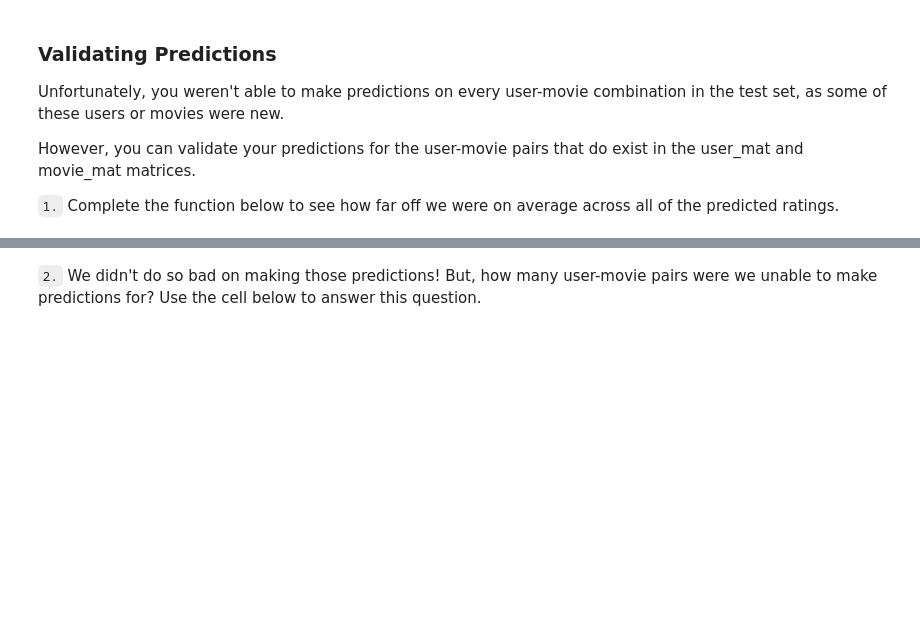
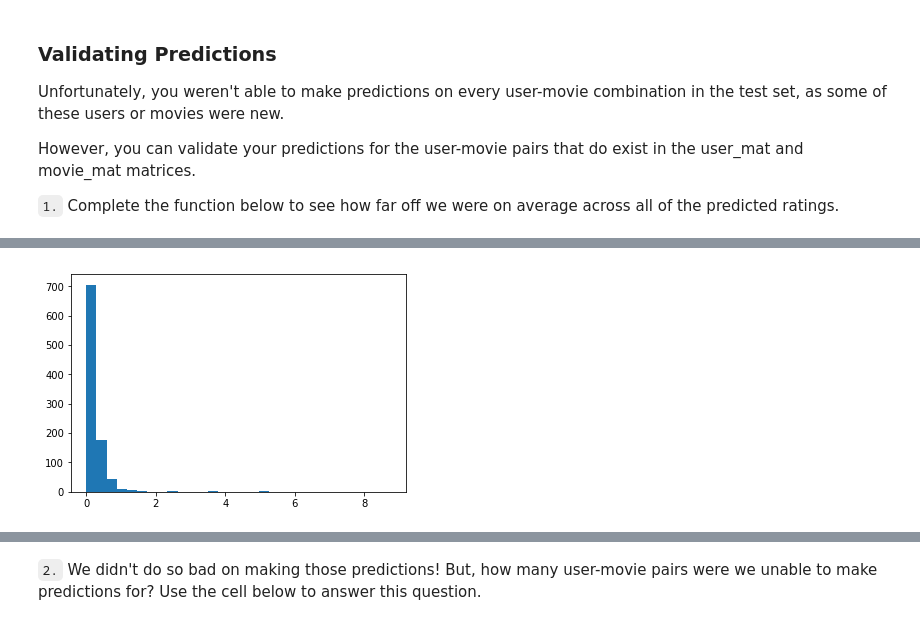
Before and after one commit to mtasende/data-scientist-nanodegree, a Jupyter notebook: lessons/part4_experiments_and_recommenders/lesson7_matrix_factorization/notebooks/4_Cold_Start_Problem.ipynb, the cells around one changed output, grey strips where cells are left out. Drawn from its saved outputs; the diff is of its cells as text; code cells hidden in the pictures; blank space fills up the shorter version.

```diff
--- a/lessons/part4_experiments_and_recommenders/lesson7_matrix_factorization/notebooks/4_Cold_Start_Problem.ipynb
+++ b/lessons/part4_experiments_and_recommenders/lesson7_matrix_factorization/notebooks/4_Cold_Start_Problem.ipynb
@@ -127,0 +228,6 @@ def validation_comparison(val_df, user_mat=user_mat, movie_mat=movie_mat):
+# %%
+y = np.array(acts)
+y_pred = np.array(preds)
+_ = plt.hist(np.abs(y - y_pred) / y, bins=30)
+# %% [output]
+[figure, added]
```
Also changed, not shown: parts of 47 cells of this notebook.
